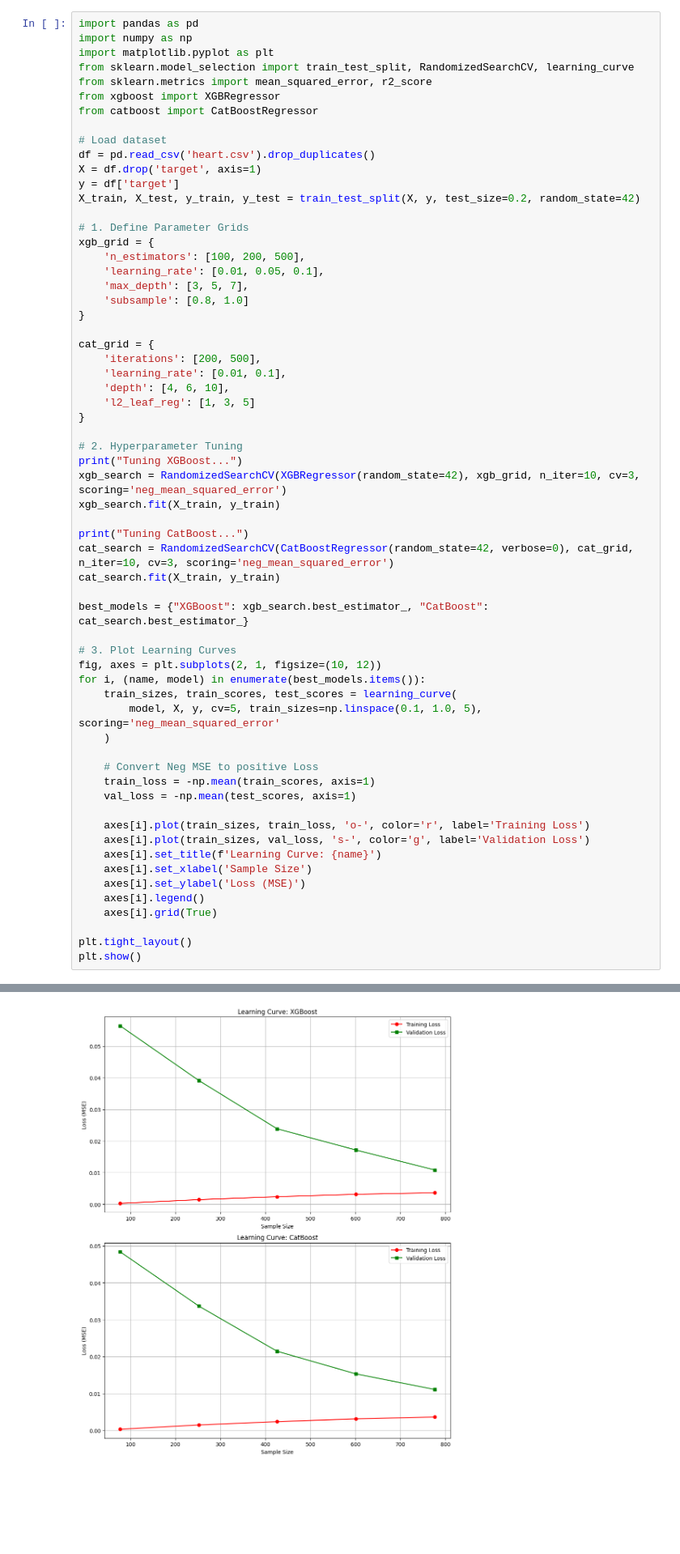
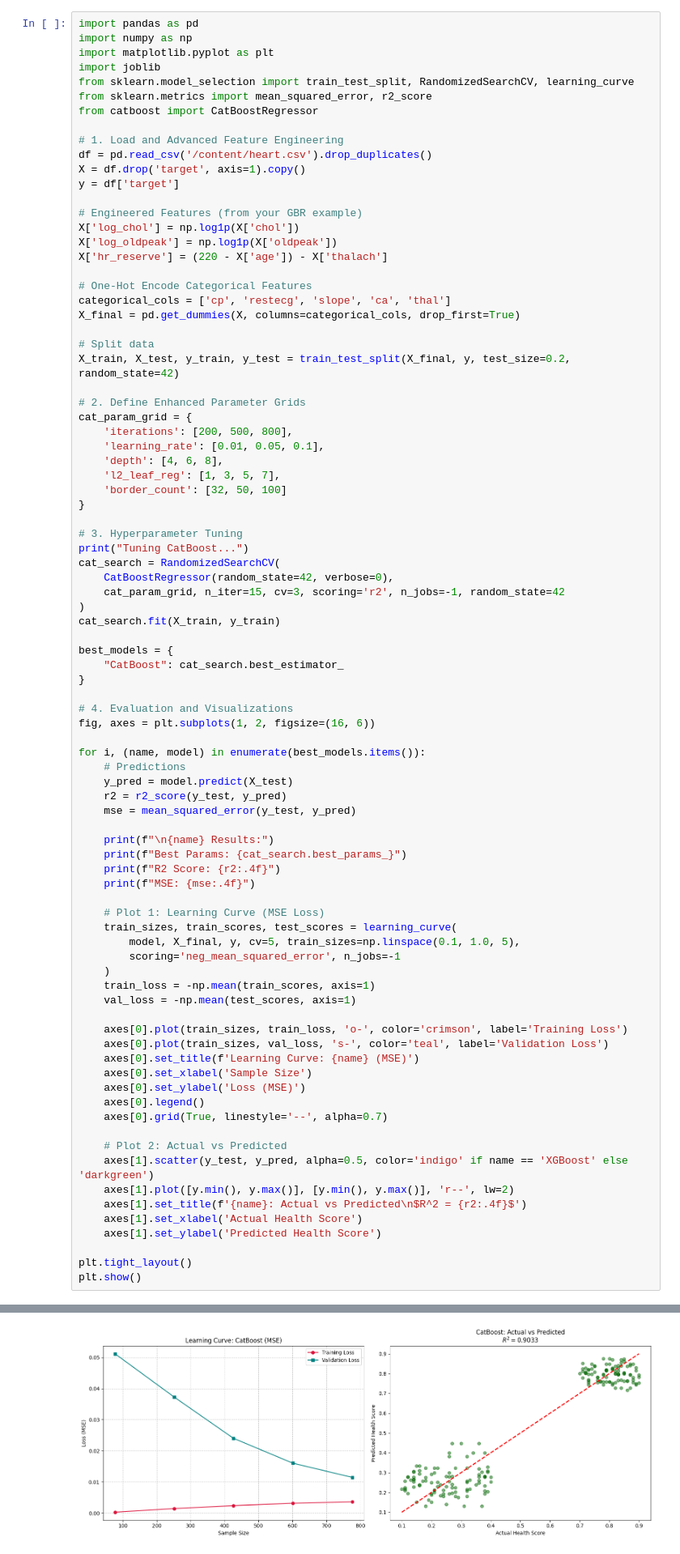
Before and after one commit to NSJayaweera/NCD-Risk_Prediction, a Jupyter notebook: SecondModelIdentification.ipynb, the cells around one changed output, grey strips where cells are left out. Shown at 81% size. Cells and saved outputs as stored; diff of their text form; blank space fills up the shorter version.

Commit message:
Update model selection

```diff
--- a/SecondModelIdentification.ipynb
+++ b/SecondModelIdentification.ipynb
@@ -156,61 +156,85 @@ Computing learning curve for CatBoost...
 import pandas as pd
 import numpy as np
 import matplotlib.pyplot as plt
+import joblib
 from sklearn.model_selection import train_test_split, RandomizedSearchCV, learning_curve
 from sklearn.metrics import mean_squared_error, r2_score
-from xgboost import XGBRegressor
 from catboost import CatBoostRegressor
 
-# Load dataset
-df = pd.read_csv('heart.csv').drop_duplicates()
-X = df.drop('target', axis=1)
+# 1. Load and Advanced Feature Engineering
+df = pd.read_csv('/content/heart.csv').drop_duplicates()
+X = df.drop('target', axis=1).copy()
 y = df['target']
-X_train, X_test, y_train, y_test = train_test_split(X, y, test_size=0.2, random_state=42)
 
-# 1. Define Parameter Grids
-xgb_grid = {
-    'n_estimators': [100, 200, 500],
+# Engineered Features (from your GBR example)
+X['log_chol'] = np.log1p(X['chol'])
+X['log_oldpeak'] = np.log1p(X['oldpeak'])
+X['hr_reserve'] = (220 - X['age']) - X['thalach']
+
+# One-Hot Encode Categorical Features
+categorical_cols = ['cp', 'restecg', 'slope', 'ca', 'thal']
+X_final = pd.get_dummies(X, columns=categorical_cols, drop_first=True)
+
+# Split data
+X_train, X_test, y_train, y_test = train_test_split(X_final, y, test_size=0.2, random_state=42)
+
+# 2. Define Enhanced Parameter Grids
+cat_param_grid = {
+    'iterations': [200, 500, 800],
     'learning_rate': [0.01, 0.05, 0.1],
-    'max_depth': [3, 5, 7],
-    'subsample': [0.8, 1.0]
+    'depth': [4, 6, 8],
+    'l2_leaf_reg': [1, 3, 5, 7],
+    'border_count': [32, 50, 100]
 }
 
-cat_grid = {
-    'iterations': [200, 500],
-    'learning_rate': [0.01, 0.1],
-    'depth': [4, 6, 10],
-    'l2_leaf_reg': [1, 3, 5]
+# 3. Hyperparameter Tuning
+print("Tuning CatBoost...")
+cat_search = RandomizedSearchCV(
+    CatBoostRegressor(random_state=42, verbose=0),
+    cat_param_grid, n_iter=15, cv=3, scoring='r2', n_jobs=-1, random_state=42
+)
+cat_search.fit(X_train, y_train)
+
+best_models = {
+    "CatBoost": cat_search.best_estimator_
 }
 
-# 2. Hyperparameter Tuning
-print("Tuning XGBoost...")
-xgb_search = RandomizedSearchCV(XGBRegressor(random_state=42), xgb_grid, n_iter=10, cv=3, scoring='neg_mean_squared_error')
-xgb_search.fit(X_train, y_train)
+# 4. Evaluation and Visualizations
+fig, axes = plt.subplots(1, 2, figsize=(16, 6))
 
-print("Tuning CatBoost...")
-cat_search = RandomizedSearchCV(CatBoostRegressor(random_state=42, verbose=0), cat_grid, n_iter=10, cv=3, scoring='neg_mean_squared_error')
-cat_search.fit(X_train, y_train)
+for i, (name, model) in enumerate(best_models.items()):
+    # Predictions
+    y_pred = model.predict(X_test)
+    r2 = r2_score(y_test, y_pred)
+    mse = mean_squared_error(y_test, y_pred)
 
-best_models = {"XGBoost": xgb_search.best_estimator_, "CatBoost": cat_search.best_estimator_}
+    print(f"\n{name} Results:")
+    print(f"Best Params: {cat_search.best_params_}")
+    print(f"R2 Score: {r2:.4f}")
+    print(f"MSE: {mse:.4f}")
 
-# 3. Plot Learning Curves
-fig, axes = plt.subplots(2, 1, figsize=(10, 12))
-for i, (name, model) in enumerate(best_models.items()):
+    # Plot 1: Learning Curve (MSE Loss)
     train_sizes, train_scores, test_scores = learning_curve(
-        model, X, y, cv=5, train_sizes=np.linspace(0.1, 1.0, 5), scoring='neg_mean_squared_error'
+        model, X_final, y, cv=5, train_sizes=np.linspace(0.1, 1.0, 5),
+        scoring='neg_mean_squared_error', n_jobs=-1
     )
-
-    # Convert Neg MSE to positive Loss
     train_loss = -np.mean(train_scores, axis=1)
     val_loss = -np.mean(test_scores, axis=1)
 
-    axes[i].plot(train_sizes, train_loss, 'o-', color='r', label='Training Loss')
-    axes[i].plot(train_sizes, val_loss, 's-', color='g', label='Validation Loss')
-    axes[i].set_title(f'Learning Curve: {name}')
-    axes[i].set_xlabel('Sample Size')
-    axes[i].set_ylabel('Loss (MSE)')
-    axes[i].legend()
-    axes[i].grid(True)
+    axes[0].plot(train_sizes, train_loss, 'o-', color='crimson', label='Training Loss')
+    axes[0].plot(train_sizes, val_loss, 's-', color='teal', label='Validation Loss')
+    axes[0].set_title(f'Learning Curve: {name} (MSE)')
+    axes[0].set_xlabel('Sample Size')
+    axes[0].set_ylabel('Loss (MSE)')
+    axes[0].legend()
+    axes[0].grid(True, linestyle='--', alpha=0.7)
+
+    # Plot 2: Actual vs Predicted
+    axes[1].scatter(y_test, y_pred, alpha=0.5, color='indigo' if name == 'XGBoost' else 'darkgreen')
+    axes[1].plot([y.min(), y.max()], [y.min(), y.max()], 'r--', lw=2)
+    axes[1].set_title(f'{name}: Actual vs Predicted\n$R^2 = {r2:.4f}$')
+    axes[1].set_xlabel('Actual Health Score')
+    axes[1].set_ylabel('Predicted Health Score')
 
 plt.tight_layout()
 plt.show()
@@ -220,4 +248,4 @@ Tuning CatBoost...
-[figure, old version]
+[figure, new version]
 # %% [markdown]
 # Saving Models
 # %%
```
Also changed, not shown: parts of 3 cells of this notebook.
